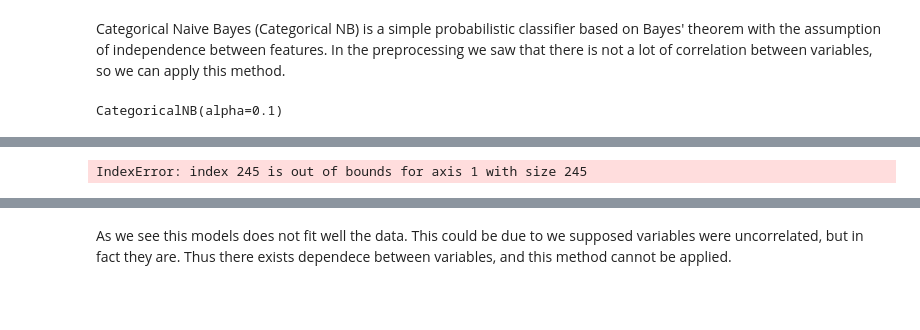
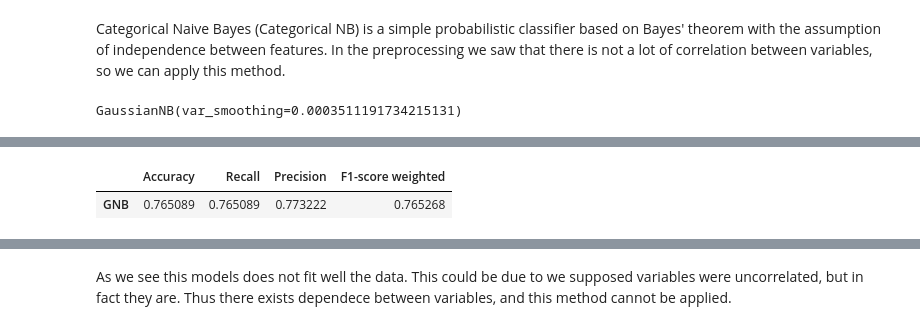
Before and after one commit to pol-resina/US-Accidents, a Jupyter notebook: notebooks/model.ipynb, the cells around one changed output, grey strips where cells are left out. Saved outputs shown, nothing was run; the diff lists cells and outputs as text; code cells hidden in the pictures; blank space fills up the shorter version.

```diff
--- a/notebooks/model.ipynb
+++ b/notebooks/model.ipynb
@@ -339,31 +340,25 @@ The results for QDA and LDA are not the same, it may be due to te fact that ever
 # %% [markdown]
 Categorical Naive Bayes (Categorical NB) is a simple probabilistic classifier based on Bayes' theorem with the assumption of independence between features. In the preprocessing we saw that there is not a lot of correlation between variables, so we can apply this method.
-# %%
-#We will do a 5-fold cross-validation to find the best hyperparameters for the GNB model
-cv = StratifiedKFold(n_splits=5, shuffle=True, random_state=1234)
-
-#For the priors we will use the default values of None and the proportion of every class in training the dataset
-class_counts = y_train.value_counts()
-class_counts_sorted = class_counts.sort_index()
-class_proportions = class_counts_sorted / len(y_train)
-param_grid = {'class_prior': [None, class_proportions.values], 'fit_prior': [True, False], 'alpha': [0.1,0.5,1]}
-
-cnb_model = CategoricalNB()
-
-grid_search = GridSearchCV(cnb_model, param_grid = param_grid, cv = cv, scoring='f1_weighted', n_jobs=-1)
-
-#Before fitting the model, we have to encode our training data in order to get good results
-X_encoded = OrdinalEncoder().fit_transform(X_train)
-grid_search.fit(X_encoded, y_train)
-best_params_cnb = grid_search.best_params_
-# %%
-best_cnb_model = CategoricalNB(**best_params_cnb)
-best_cnb_model.fit(X_encoded, y_train)
-# %% [output]
-CategoricalNB(alpha=0.1)
+# %%
+gaussian_nb = GaussianNB()
+
+cv = StratifiedKFold(n_splits=5, shuffle=True, random_state=1234)
+
+param_grid = {
+    'var_smoothing': np.logspace(0,-9, num=100)
+}
+
+grid_search = GridSearchCV(gaussian_nb, param_grid = param_grid, cv = cv, scoring='f1_weighted', n_jobs=-1)
+grid_search.fit(X_train, y_train)
+best_params_gaussain_nb = grid_search.best_params_
+# %%
+best_gnb_model = GaussianNB(**best_params_gaussain_nb)
+best_gnb_model.fit(X_train, y_train)
+# %% [output]
+GaussianNB(var_smoothing=0.0003511191734215131)
 # %%
-y_pred = cross_val_predict(best_cnb_model, X_encoded, y_train, cv=5, n_jobs=-1, verbose = 3)
+y_pred = cross_val_predict(best_gnb_model, X_train, y_train, cv=5, n_jobs=-1)
 
-results.loc['Categorical NB'] = get_metrics(y_pred, y_train)
+results.loc['GNB'] = get_metrics(y_pred, y_train)
 results.sort_values(by='F1-score weighted', ascending=False)
 # %% [output]
@@ -372 +365,2 @@ results.sort_values(by='F1-score weighted', ascending=False)
-IndexError: index 245 is out of bounds for axis 1 with size 245
+|  | Accuracy | Recall | Precision | F1-score weighted |
+| GNB | 0.765089 | 0.765089 | 0.773222 | 0.765268 |
```
Also changed, not shown: parts of 17 cells of this notebook, 1 other file.
